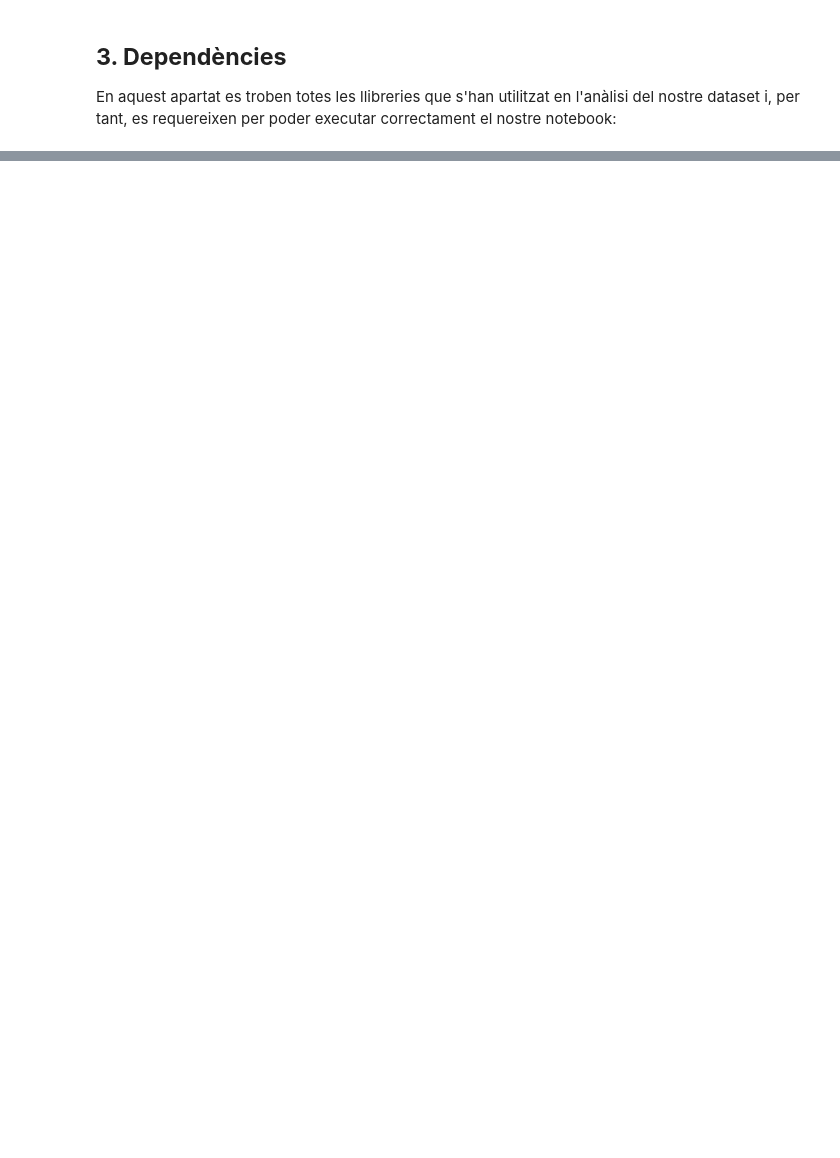
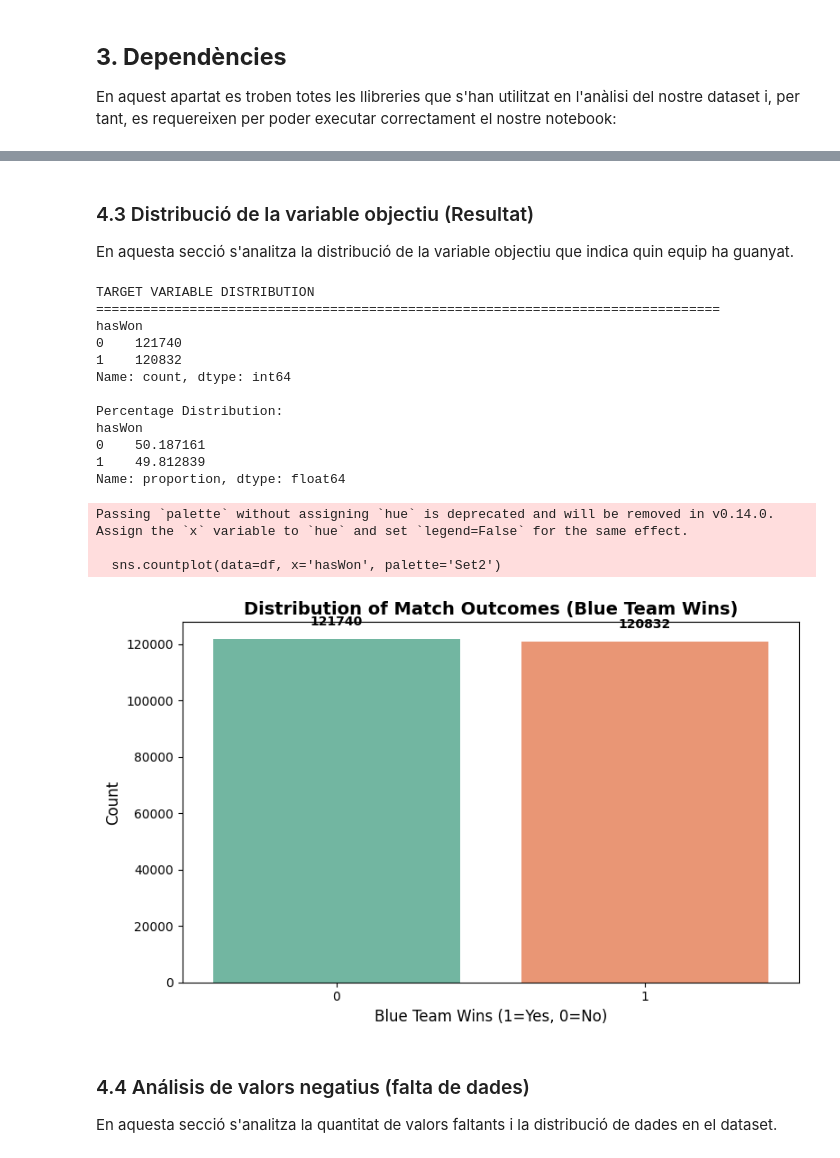
Before and after one commit to NIU1634990/kaggle_lol, a Jupyter notebook: kaggle.ipynb, the cells around one changed output, grey strips where cells are left out. Saved outputs shown, nothing was run; the diff lists cells and outputs as text; code cells hidden in the pictures; blank space fills up the shorter version.

```diff
--- a/kaggle.ipynb
+++ b/kaggle.ipynb
@@ -61,0 +64,4 @@ from sklearn.model_selection import cross_val_score
+# %%
+df = pd.read_csv("./datasets/lol_ranked_games.csv")
+pd.set_option("display.max_columns", None)
+df
@@ -61,0 +136,41 @@ from sklearn.model_selection import cross_val_score
+# %% [markdown]
+### 4.3 Distribució de la variable objectiu (Resultat)
+En aquesta secció s'analitza la distribució de la variable objectiu que indica quin equip ha guanyat.
+# %%
+# Distribution of target variable (hasWon)
+print("TARGET VARIABLE DISTRIBUTION")
+print("="*80)
+print(df['hasWon'].value_counts())
+print("\nPercentage Distribution:")
+print(df['hasWon'].value_counts(normalize=True) * 100)
+
+# Visualization of target distribution
+plt.figure(figsize=(8, 5))
+sns.countplot(data=df, x='hasWon', palette='Set2')
+plt.title('Distribution of Match Outcomes (Blue Team Wins)', fontsize=14, fontweight='bold')
+plt.xlabel('Blue Team Wins (1=Yes, 0=No)', fontsize=12)
+plt.ylabel('Count', fontsize=12)
+for i, v in enumerate(df['hasWon'].value_counts()):
+    plt.text(i, v + 5000, str(v), ha='center', fontweight='bold')
+plt.tight_layout()
+plt.show()
+# %% [output]
+TARGET VARIABLE DISTRIBUTION
+================================================================================
+hasWon
+0    121740
+1    120832
+Name: count, dtype: int64
+
+Percentage Distribution:
+hasWon
+0    50.187161
+1    49.812839
+Name: proportion, dtype: float64
+Passing `palette` without assigning `hue` is deprecated and will be removed in v0.14.0. Assign the `x` variable to `hue` and set `legend=False` for the same effect.
+
+  sns.countplot(data=df, x='hasWon', palette='Set2')
+[figure, added]
+# %% [markdown]
+### 4.4 Análisis de valors negatius (falta de dades)
+En aquesta secció s'analitza la quantitat de valors faltants i la distribució de dades en el dataset.
```
Also changed, not shown: parts of 21 cells of this notebook.
